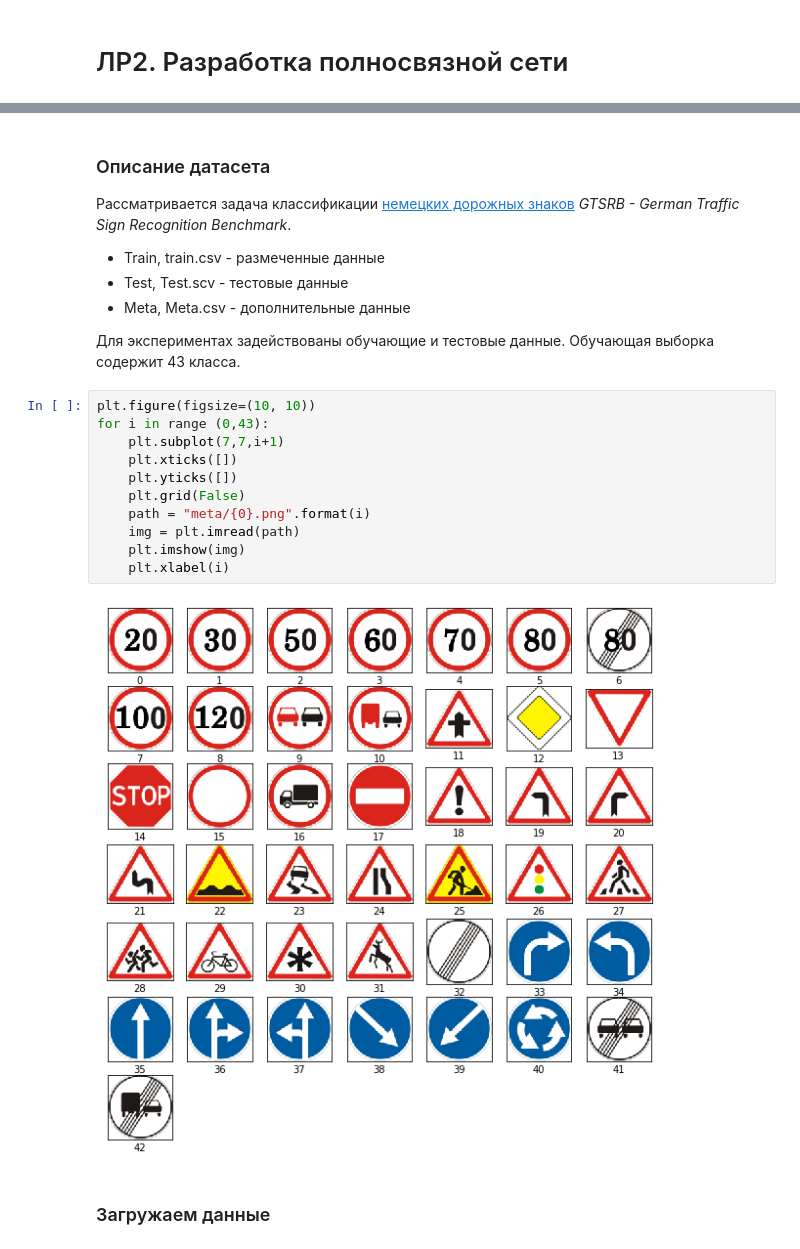
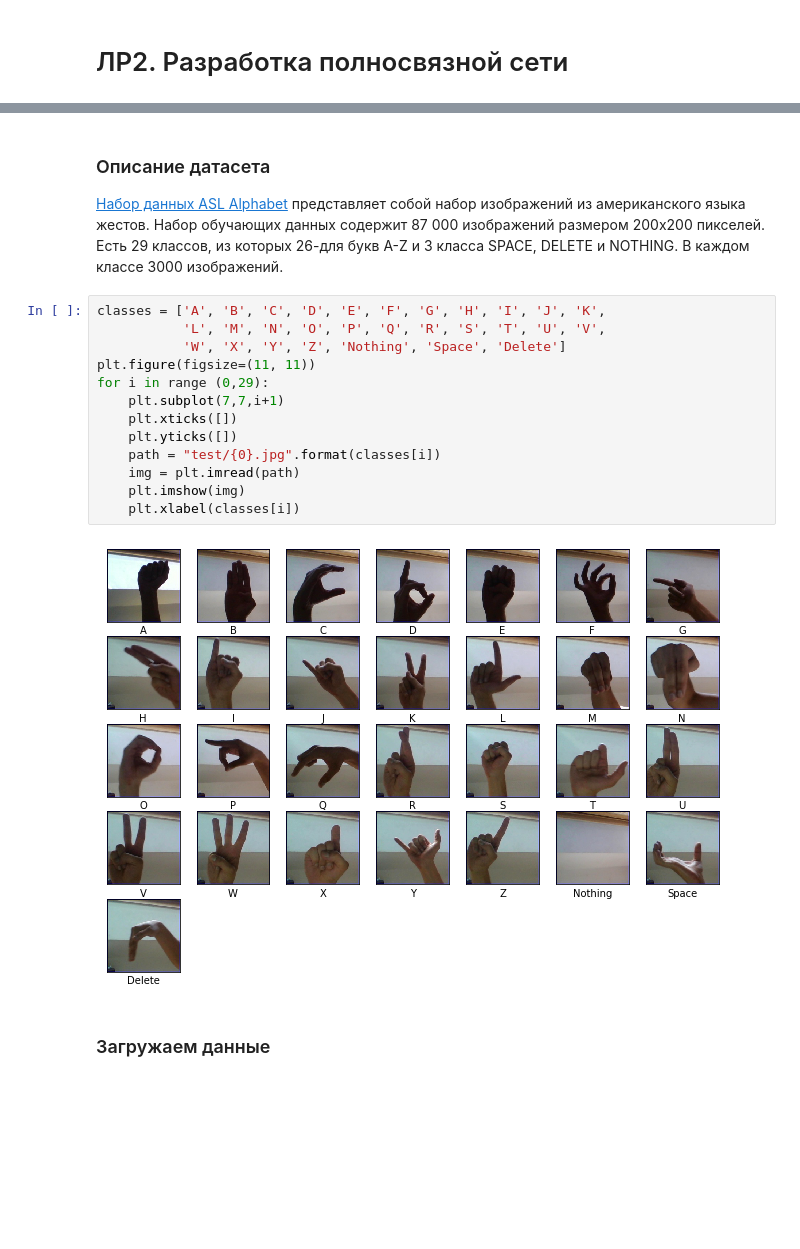
Before and after one commit to AlexKrasnov/DL, a Jupyter notebook: lab2.ipynb, the cells around one changed output, grey strips where cells are left out. Drawn from its saved outputs; the diff is of its cells as text; blank space fills up the shorter version.

```diff
--- a/lab2.ipynb
+++ b/lab2.ipynb
@@ -39,26 +35,21 @@ TensorFlow 2.x selected.
-# %% [markdown]
-### Описание датасета
-
-Рассматривается задача классификации [немецких дорожных знаков](https://www.kaggle.com/meowmeowmeowmeowmeow/gtsrb-german-traffic-sign) *GTSRB - German Traffic Sign Recognition Benchmark*.
-
-* Train, train.csv - размеченные данные
-* Test, Test.scv - тестовые данные
-* Meta, Meta.csv - дополнительные данные
-
-Для экспериментах задействованы обучающие и тестовые данные.
-Обучающая выборка содержит 43 класса.
+# %% [markdown]
+### Описание датасета
+
+[Набор данных ASL Alphabet](https://www.kaggle.com/grassknoted/asl-alphabet) представляет собой набор изображений из американского языка жестов. Набор обучающих данных содержит 87 000 изображений размером 200х200 пикселей. Есть 29 классов, из которых 26-для букв A-Z и 3 класса SPACE, DELETE и NOTHING. В каждом классе 3000 изображений.
 # %%
-plt.figure(figsize=(10, 10))
-for i in range (0,43):
+classes = ['A', 'B', 'C', 'D', 'E', 'F', 'G', 'H', 'I', 'J', 'K',
+           'L', 'M', 'N', 'O', 'P', 'Q', 'R', 'S', 'T', 'U', 'V',
+           'W', 'X', 'Y', 'Z', 'Nothing', 'Space', 'Delete']
+plt.figure(figsize=(11, 11))
+for i in range (0,29):
     plt.subplot(7,7,i+1)
     plt.xticks([])
     plt.yticks([])
-    plt.grid(False)
-    path = "meta/{0}.png".format(i)
+    path = "test/{0}.jpg".format(classes[i])
     img = plt.imread(path)
     plt.imshow(img)
-    plt.xlabel(i)
+    plt.xlabel(classes[i])
 # %% [output]
-[figure, old version]
+[figure, new version]
 # %% [markdown]
 ### Загружаем данные
```
Also changed, not shown: parts of 23 cells of this notebook, 7 other files.
